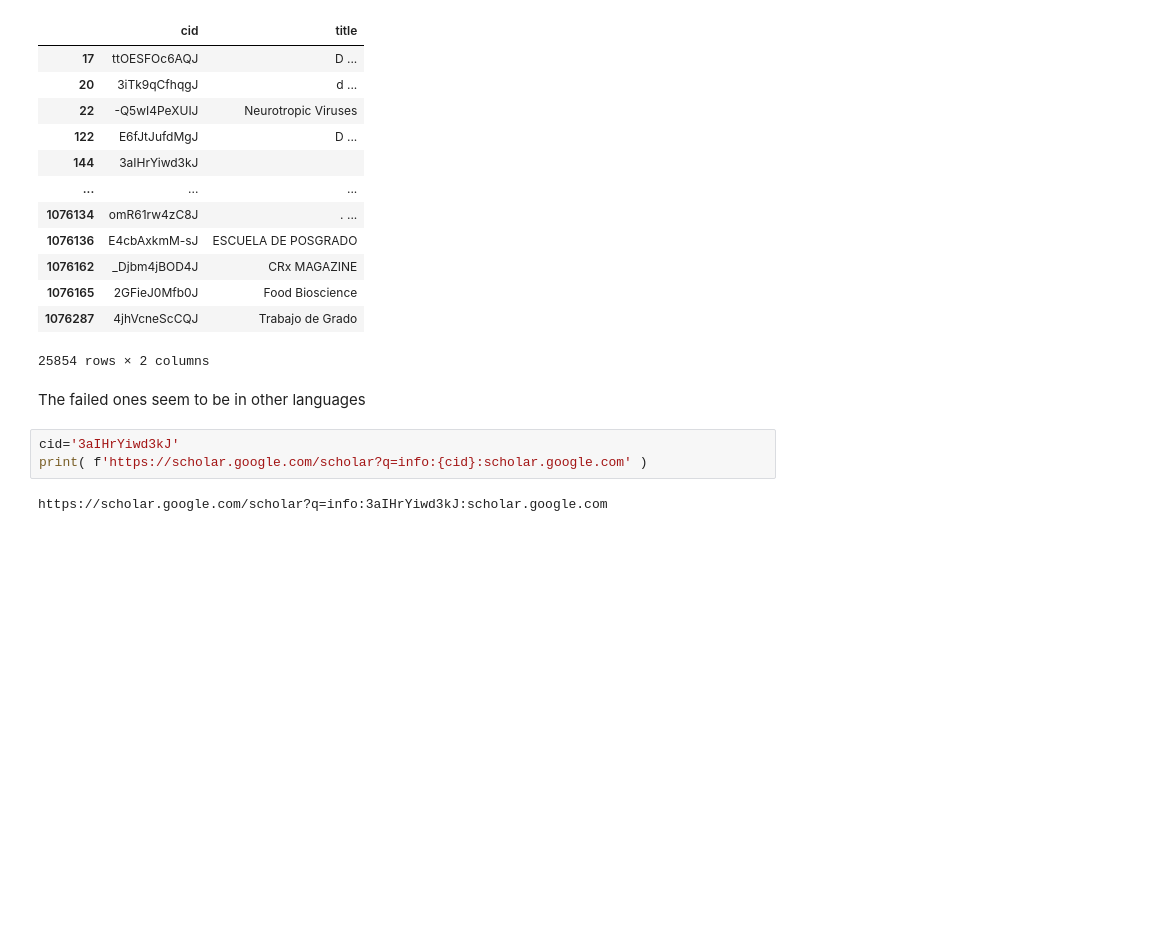
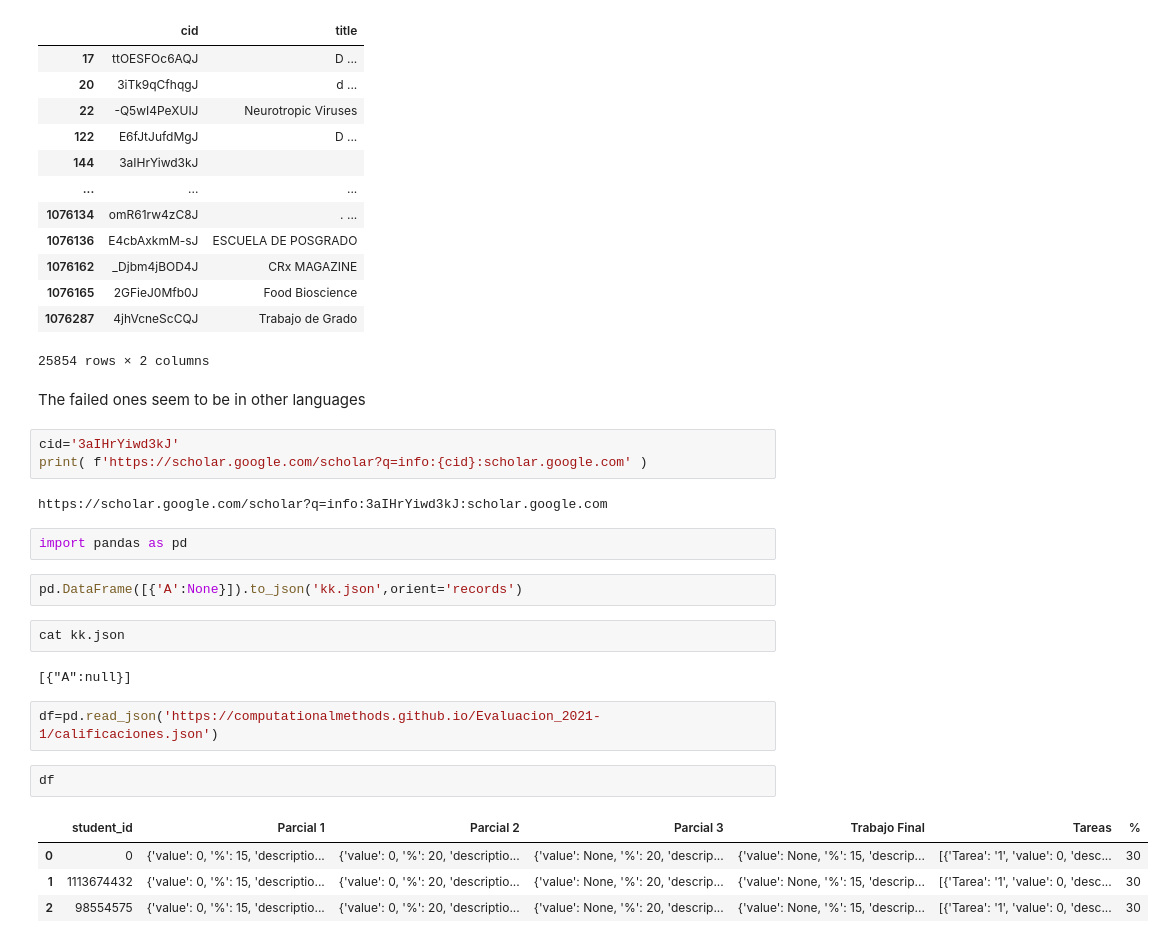
Before and after one commit to restrepo/colav, a Jupyter notebook: brasil.ipynb, the cells around one changed output. Saved outputs shown, nothing was run; the diff lists cells and outputs as text; blank space fills up the shorter version.

```diff
--- a/brasil.ipynb
+++ b/brasil.ipynb
@@ -518,3 +547,20 @@ cid='3aIHrYiwd3kJ'
 print( f'https://scholar.google.com/scholar?q=info:{cid}:scholar.google.com' )
 # %% [output]
 https://scholar.google.com/scholar?q=info:3aIHrYiwd3kJ:scholar.google.com
+# %%
+import pandas as pd
+# %%
+pd.DataFrame([{'A':None}]).to_json('kk.json',orient='records')
+# %%
+cat kk.json
+# %% [output]
+[{"A":null}]
+# %%
+df=pd.read_json('https://computationalmethods.github.io/Evaluacion_2021-1/calificaciones.json')
+# %%
+df
+# %% [output]
+|  | student_id | Parcial 1 | Parcial 2 | Parcial 3 | Trabajo Final | Tareas | % |
+| 0 | 0 | {'value': 0, '%': 15, 'descriptio... | {'value': 0, '%': 20, 'descriptio... | {'value': None, '%': 20, 'descrip... | {'value': None, '%': 15, 'descrip... | [{'Tarea': '1', 'value': 0, 'desc... | 30 |
+| 1 | 1113674432 | {'value': 0, '%': 15, 'descriptio... | {'value': 0, '%': 20, 'descriptio... | {'value': None, '%': 20, 'descrip... | {'value': None, '%': 15, 'descrip... | [{'Tarea': '1', 'value': 0, 'desc... | 30 |
+| 2 | 98554575 | {'value': 0, '%': 15, 'descriptio... | {'value': 0, '%': 20, 'descriptio... | {'value': None, '%': 20, 'descrip... | {'value': None, '%': 15, 'descrip... | [{'Tarea': '1', 'value': 0, 'desc... | 30 |
```
Also changed, not shown: parts of 23 cells of this notebook, 1 other file.
